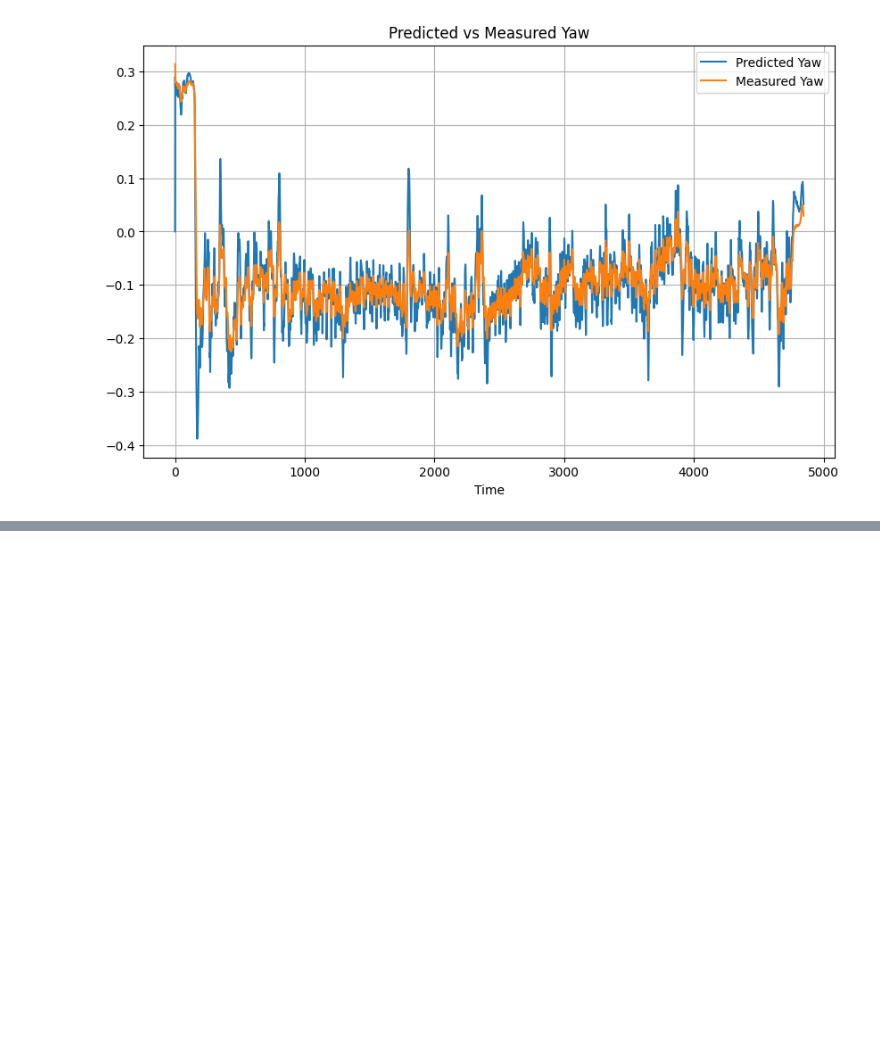
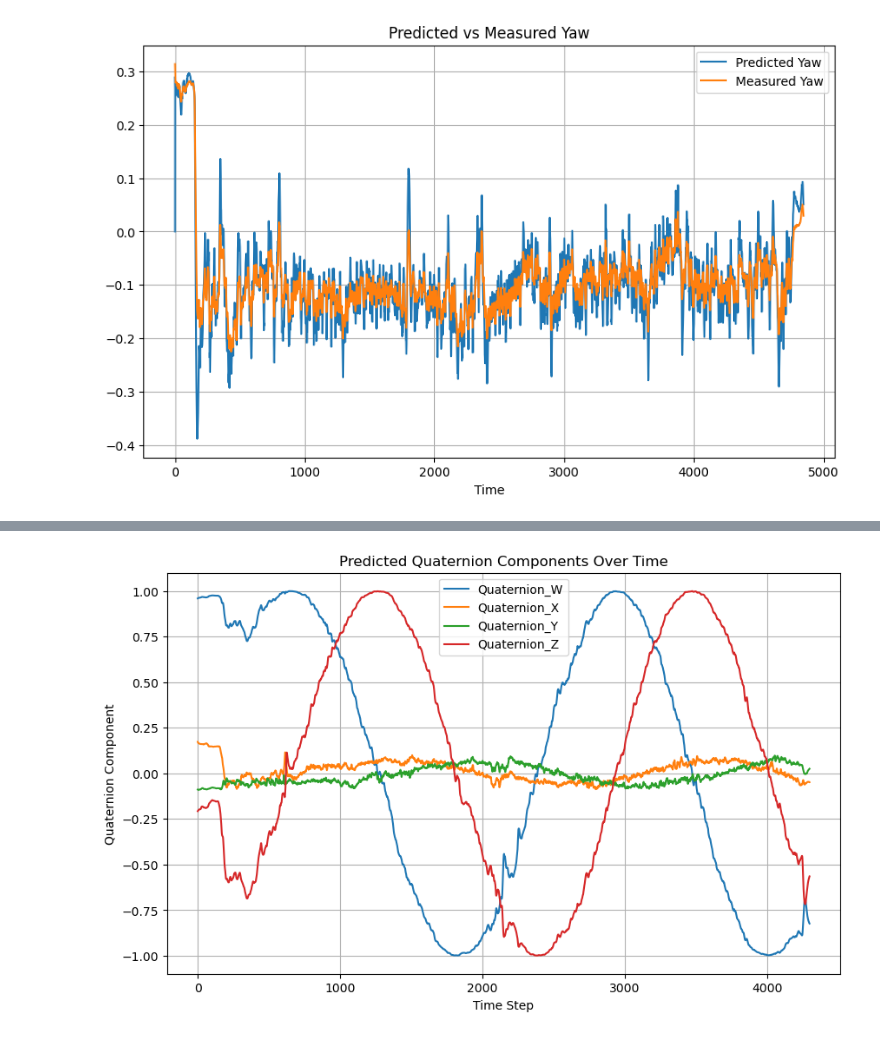
Before and after one commit to kjetteren/RaD_team1_HELIXON, a Jupyter notebook: kalman/QuaternionEKF.ipynb, the cells around one changed output, grey strips where cells are left out. Saved outputs shown, nothing was run; the diff lists cells and outputs as text; code cells hidden in the pictures; blank space fills up the shorter version.

```diff
--- a/kalman/QuaternionEKF.ipynb
+++ b/kalman/QuaternionEKF.ipynb
@@ -184,0 +205,25 @@ plt.show()
+# %%
+import pandas as pd
+
+df = pd.read_csv('spiral_data/sensor_data_down_b.csv')
+acc = np.array([
+    df['Accel_X'], df['Accel_Y'], df['Accel_Z']
+]).T
+mag = np.array([
+    df['Magneto_X'], df['Magneto_Y'], df['Magneto_Z']
+]).T
+gyr = np.array([
+    df['Gyro_X'], df['Gyro_Y'], df['Gyro_Z']
+]).T
+
+q = np.array([
+    df['Quaternion_W'], df['Quaternion_X'], df['Quaternion_Y'], df['Quaternion_Z']
+]).T
+
+assert acc.shape[1] == 3, "Wrong accelerometer data shape!"
+assert mag.shape[1] == 3, "Wrong magnetometer data shape!"
+assert gyr.shape[1] == 3, "Wrong gyroscope data shape!"
+
+n = acc.shape[0]
+print(f'We have {n} measurements.')
+verify_data_structure(gyr, acc)
@@ -184,0 +526,12 @@ plt.show()
+# %%
+ekf = QuaternionEKF()
+n_samples = len(gyr)
+quaternions = np.zeros((n_samples, 4))
+
+for i in range(n_samples):
+    state = ekf.process_measurement(gyr[i], acc[i], mag[i], q[i])
+    quaternions[i] = state[3:7]
+
+plot_predicted_quaternions(quaternions)
+# %% [output]
+[figure, added]
```
Also changed, not shown: parts of 4 cells of this notebook, 1 other file.
